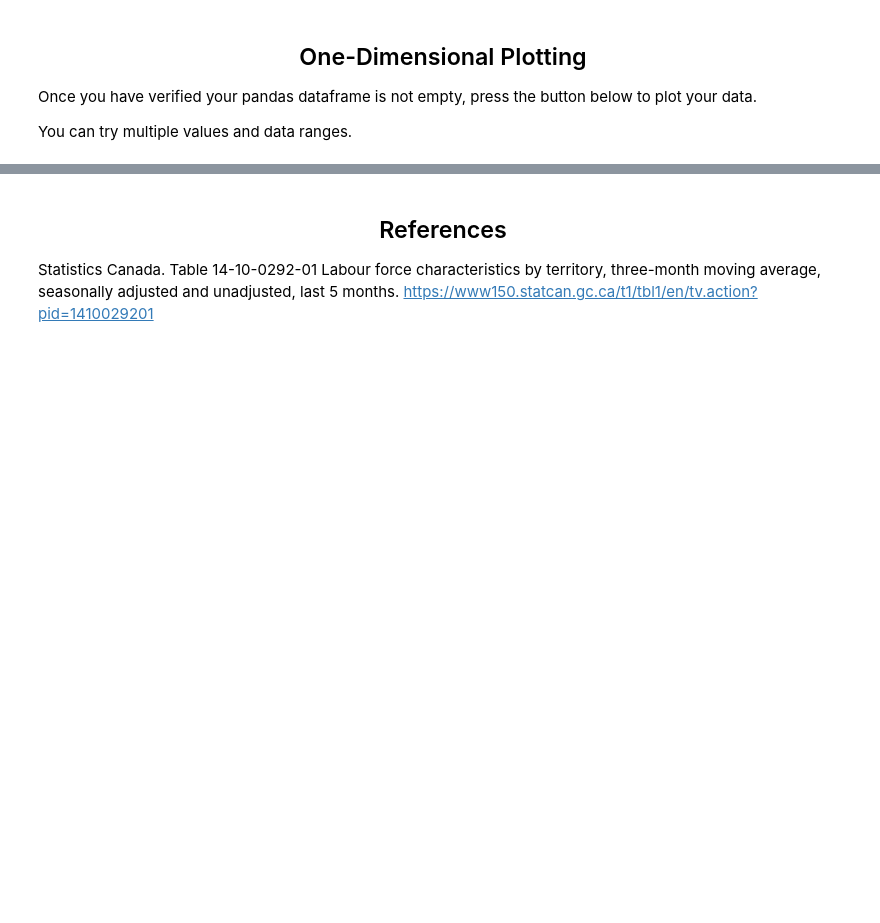
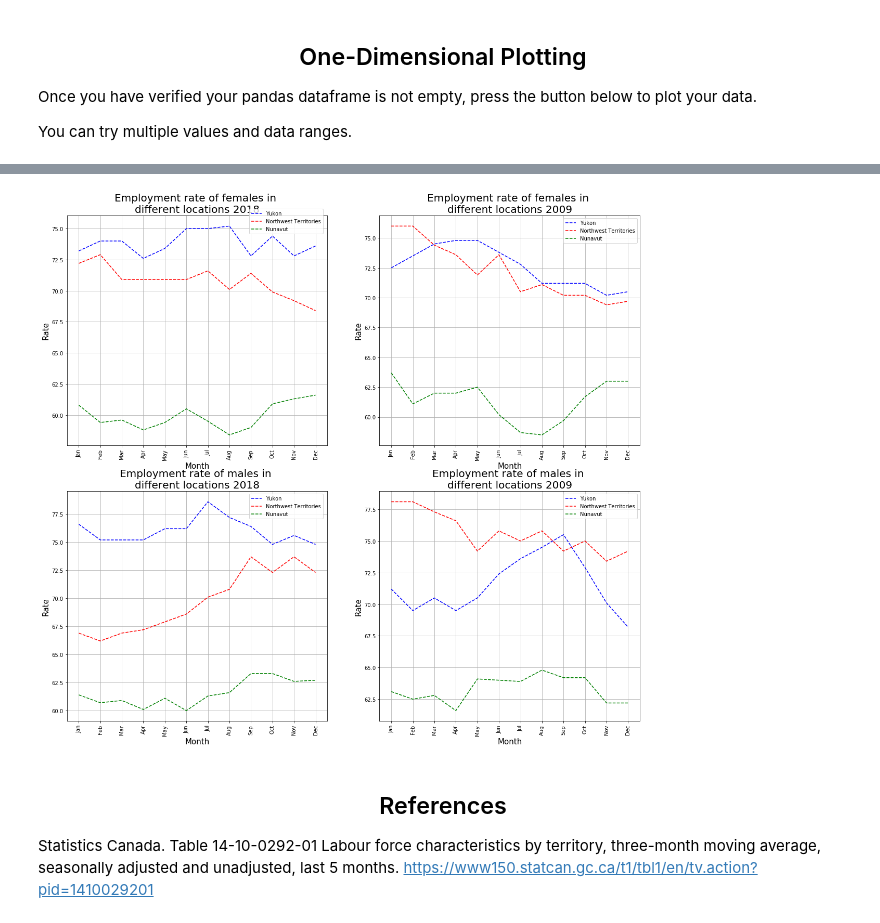
Before and after one commit to callysto/notebook-templates, a Jupyter notebook: Python_Packages_Investigations/STATS_CAN_API/Demo_Package/Stats_Can_Visualizing.ipynb, the cells around one changed output, grey strips where cells are left out. Saved outputs shown, nothing was run; the diff lists cells and outputs as text; code cells hidden in the pictures; blank space fills up the shorter version.

Commit message:
add cross comparison plot

```diff
--- a/Python_Packages_Investigations/STATS_CAN_API/Demo_Package/Stats_Can_Visualizing.ipynb
+++ b/Python_Packages_Investigations/STATS_CAN_API/Demo_Package/Stats_Can_Visualizing.ipynb
@@ -362,0 +317,5 @@ plt.show()
+# %%
+df_fullDATA_clean = df_fullDATA.drop(columns=["DGUID","UOM_ID","UOM","SCALAR_ID","VECTOR","COORDINATE","STATUS","TERMINATED",\
+              "DECIMALS","SYMBOL"])
+
+df_fullDATA_clean.head()
@@ -363,3 +395,59 @@ plt.show()
+# %%
+
+fig2 = plt.figure(facecolor='w',figsize=(17,15))
+
+months = ["Jan","Feb","Mar","Apr","May","Jun","Jul","Aug","Sep","Oct","Nov","Dec"]
+
+plt.subplot(2, 2, 1)
+plt.plot(months,yuk["2018"],'b--',label='Value')
+plt.plot(months,nt["2018"],'r--',label='Value')
+plt.plot(months,nu["2018"],'g--',label='Value')
+plt.legend(["Yukon", "Northwest Territories","Nunavut"],bbox_to_anchor=(0.69,0.91))
+plt.xlabel('Month', fontsize=15)
+plt.ylabel('Rate',fontsize=15)
+plt.title("Employment rate of females in \ndifferent locations 2018",fontsize=20)
+plt.xticks(rotation=90)
+plt.grid(True)
+
+plt.subplot(2, 2, 2)
+plt.plot(months,yuk["2009"],'b--',label='Value')
+plt.plot(months,nt["2009"],'r--',label='Value')
+plt.plot(months,nu["2009"],'g--',label='Value')
+plt.legend(["Yukon", "Northwest Territories","Nunavut"],bbox_to_anchor=(1,1))
+plt.xlabel('Month', fontsize=15)
+plt.ylabel('Rate',fontsize=15)
+plt.title("Employment rate of females in \ndifferent locations 2009",fontsize=20)
+plt.xticks(rotation=90)
+plt.grid(True)
+
+plt.subplot(2, 2, 3)
+plt.plot(months,yukm["2018"],'b--',label='Value')
+plt.plot(months,ntm["2018"],'r--',label='Value')
+plt.plot(months,num["2018"],'g--',label='Value')
+plt.legend(["Yukon", "Northwest Territories","Nunavut"],bbox_to_anchor=(0.69,1))
+plt.xlabel('Month', fontsize=15)
+plt.ylabel('Rate',fontsize=15)
+plt.title("Employment rate of males in \ndifferent locations 2018",fontsize=20)
+plt.xticks(rotation=90)
+plt.grid(True)
+
+plt.subplot(2, 2, 4)
+plt.plot(months,yukm["2009"],'b--',label='Value')
+plt.plot(months,ntm["2009"],'r--',label='Value')
+plt.plot(months,num["2009"],'g--',label='Value')
+plt.legend(["Yukon", "Northwest Territories","Nunavut"],bbox_to_anchor=(1,1))
+plt.xlabel('Month', fontsize=15)
+plt.ylabel('Rate',fontsize=15)
+plt.title("Employment rate of males in \ndifferent locations 2009",fontsize=20)
+plt.xticks(rotation=90)
+plt.grid(True)
+
+
+plt.subplots_adjust(bottom=0.0001, right=1, top=0.9,left=0.1)
+
+plt.show()
+# %% [output]
+[figure, added]
 # %% [markdown]
 <h2 align='center'>References</h2>
 
```
Also changed, not shown: parts of 11 cells of this notebook.
